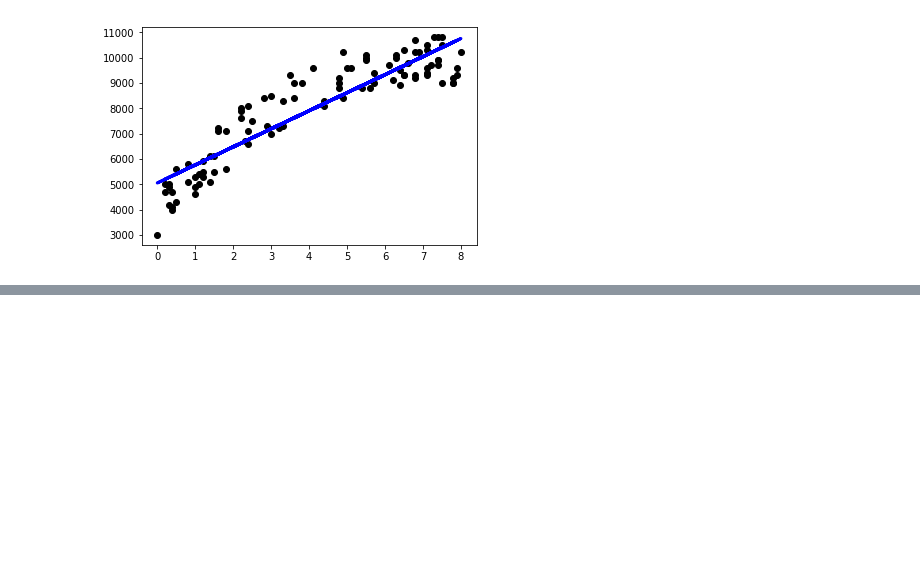
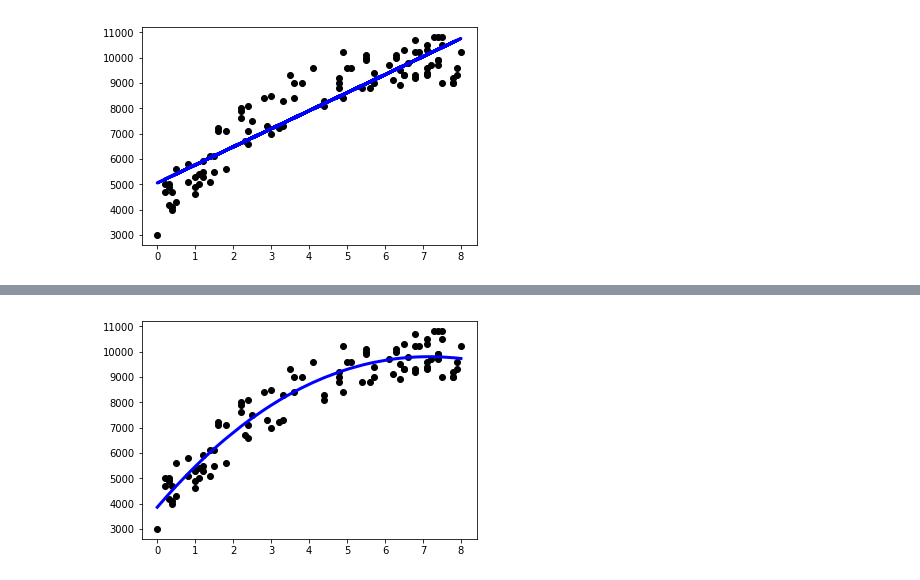
Before and after one commit to ywchiu/holintech, a Jupyter notebook: Demo20181222.ipynb, the cells around one changed output, grey strips where cells are left out. Drawn from its saved outputs; the diff is of its cells as text; code cells hidden in the pictures; blank space fills up the shorter version.

```diff
--- a/Demo20181222.ipynb
+++ b/Demo20181222.ipynb
@@ -59,0 +94,6 @@ plt.show()
+# %%
+from sklearn.preprocessing import PolynomialFeatures
+from sklearn.linear_model  import LinearRegression
+
+poly_reg = PolynomialFeatures(degree=3)
+X_       = poly_reg.fit_transform(X)
@@ -59,0 +105,9 @@ plt.show()
+# %%
+X3 = X.sort_values(['year'])
+X3_ = poly_reg.fit_transform(X3)
+# %%
+plt.scatter(X, Y,  color='black')
+plt.plot(X3, regr.predict(X3_), linewidth = 3, color="blue")
+plt.show()
+# %% [output]
+[figure, added]
```
Also changed, not shown: parts of 7 cells of this notebook.
